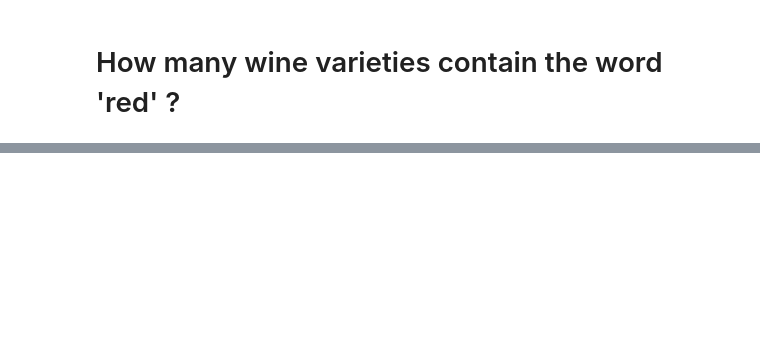
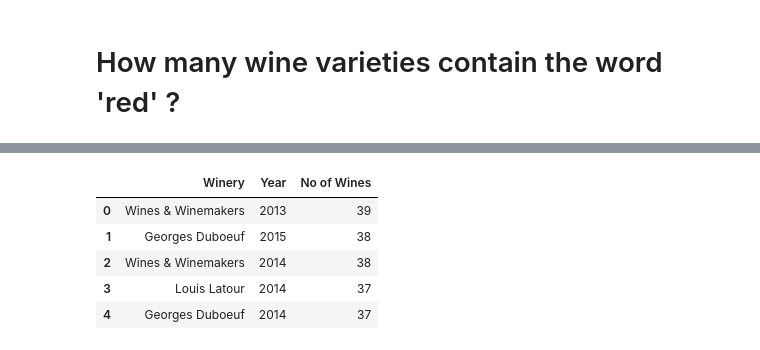
Before and after one commit to albert-kevin/azuremachinelearning, a Jupyter notebook: code/notebooks/howto_Graph.ipynb, the cells around one changed output, grey strips where cells are left out. Cells and saved outputs as stored; diff of their text form; code cells hidden in the pictures; blank space fills up the shorter version.

```diff
--- a/code/notebooks/howto_Graph.ipynb
+++ b/code/notebooks/howto_Graph.ipynb
@@ -495,3 +499,0 @@ result.head(5)
-# %%
-prep['wineTitle'] = result['wineTitle']
-prep['wineYear'] = result['wineYear'].fillna('No Year')
@@ -500,3 +500,10 @@ prep
+# %%
+# extract years 1970-2119
+prep['year'] = prep['title'].str.extract("(([2][0-1][0-1][0-9])|([1][9][7-9][0-9]))")[0]
+prep['year'] = prep['year'].fillna('No Year')
+# %%
+prep['wine_group'] = prep['title'].str.replace("(\d{4})", '') # remove 4-digit and 1-space
+prep['wine_group'] = prep['wine_group'].str.replace("([ ]{2,})", ' ') # replace 2 or more spaces into 1-space
 # %%
 # save file
 prep.to_csv("../../neo4j/import/"+file, sep=',', index=False)
@@ -603,2 +509,0 @@ Executing shutdown...
-# %%
-prep["wineYear"] =
@@ -769,0 +624,7 @@ ORDER BY `No of Wines` DESC
+# %%
+%%time
+result = prep.groupby(['winery', 'year']).agg({'title':['nunique']}).reset_index()
+result.columns = ['Winery', 'Year', 'No of Wines']
+result = result.sort_values(by='No of Wines',ascending=False).reset_index(drop=True)
+result.head(5)
+# %% [output]
@@ -769,0 +633,6 @@ ORDER BY `No of Wines` DESC
+|  | Winery | Year | No of Wines |
+| 0 | Wines & Winemakers | 2013 | 39 |
+| 1 | Georges Duboeuf | 2015 | 38 |
+| 2 | Wines & Winemakers | 2014 | 38 |
+| 3 | Louis Latour | 2014 | 37 |
+| 4 | Georges Duboeuf | 2014 | 37 |
```
Also changed, not shown: parts of 80 cells of this notebook, 5 other files.
